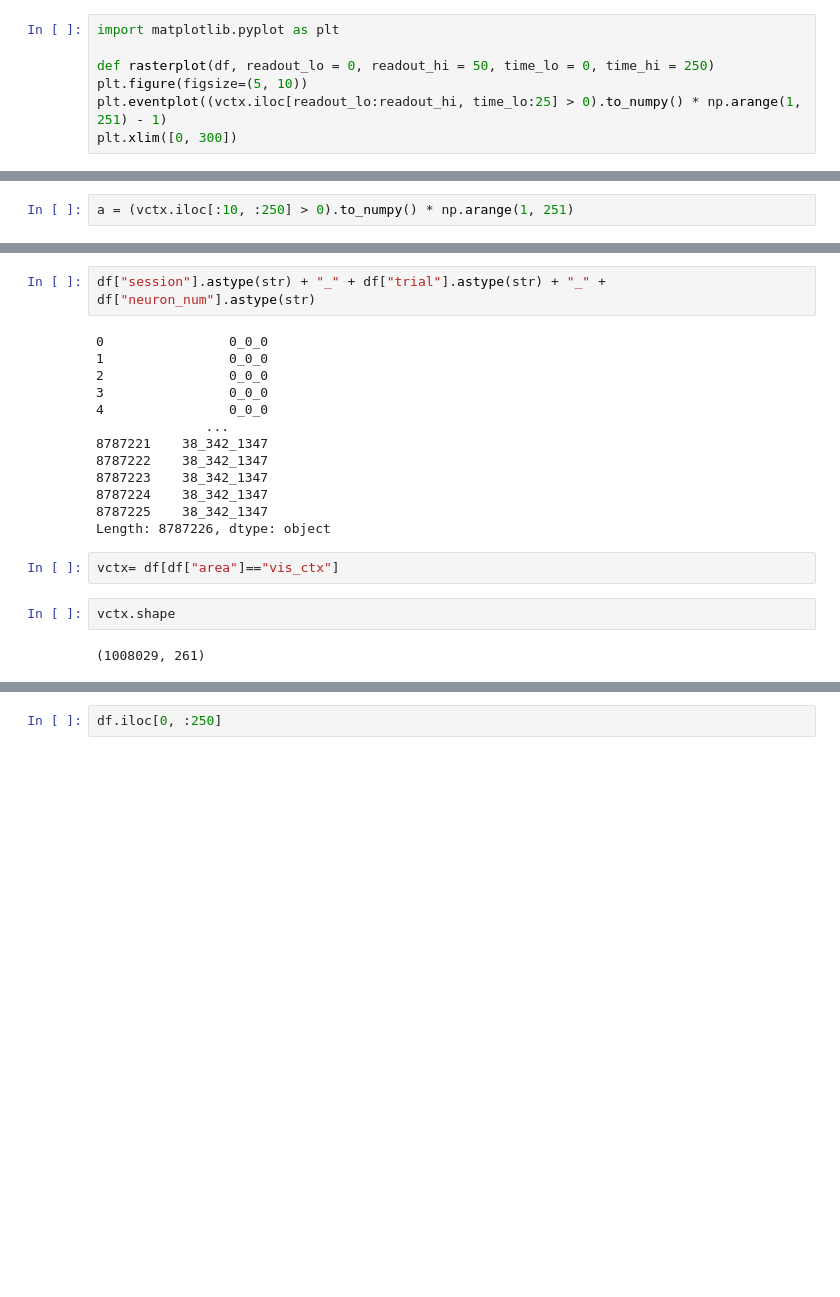
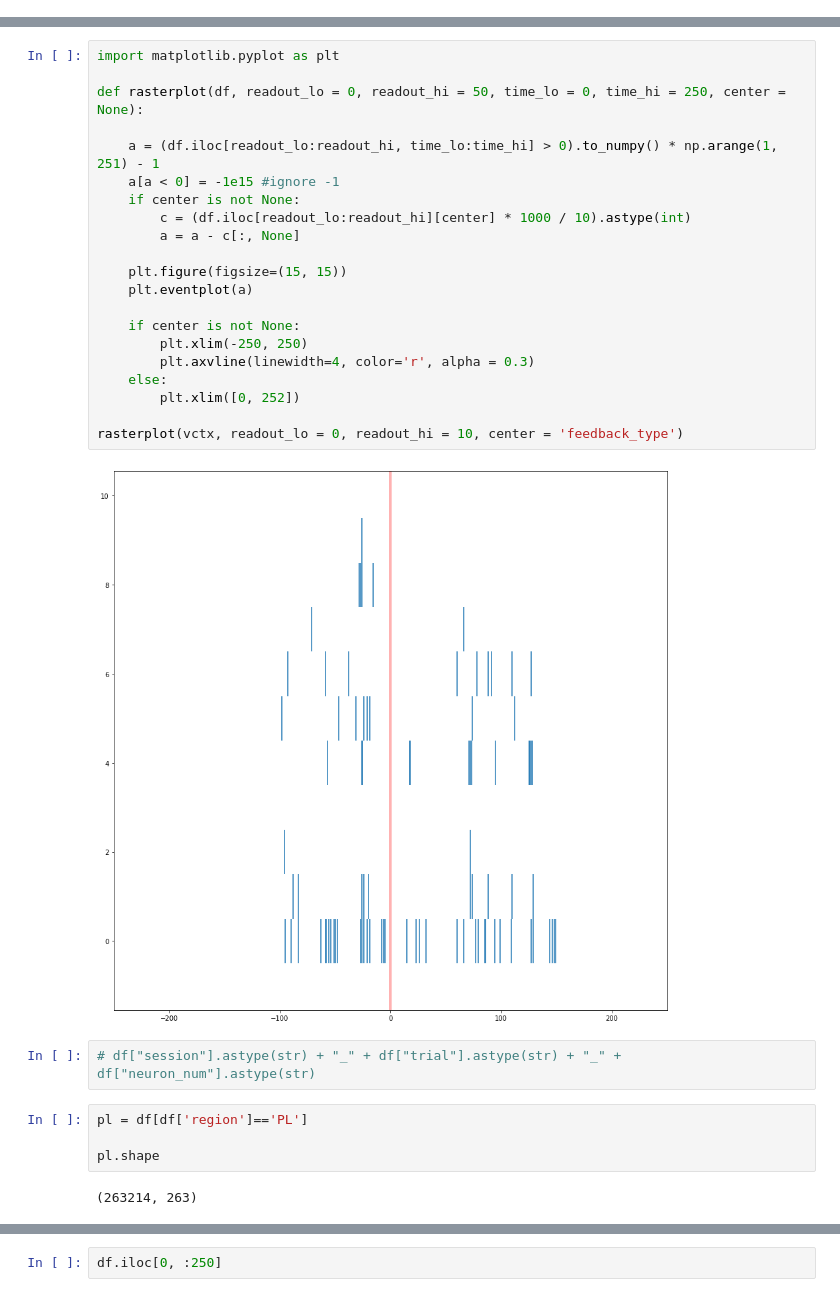
Before and after one commit to jordanlei/neuromatch-project, a Jupyter notebook: AMBERS_spikes.ipynb, the cells around one changed output, grey strips where cells are left out. Drawn from its saved outputs; the diff is of its cells as text; blank space fills up the shorter version.

```diff
--- a/AMBERS_spikes.ipynb
+++ b/AMBERS_spikes.ipynb
@@ -29,7 +119,0 @@ vctx = df[df["area"] == "vis_ctx"]
-# %%
-import matplotlib.pyplot as plt
-
-def rasterplot(df, readout_lo = 0, readout_hi = 50, time_lo = 0, time_hi = 250)
-plt.figure(figsize=(5, 10))
-plt.eventplot((vctx.iloc[readout_lo:readout_hi, time_lo:25] > 0).to_numpy() * np.arange(1, 251) - 1)
-plt.xlim([0, 300])
@@ -39,2 +119,0 @@ plt.xlim([0, 300])
-# %%
-a = (vctx.iloc[:10, :250] > 0).to_numpy() * np.arange(1, 251)
@@ -54,21 +120,31 @@ array([[ -1,  -1,  -1, ...,  -1, 248, 249],
+# %%
+import matplotlib.pyplot as plt
+
+def rasterplot(df, readout_lo = 0, readout_hi = 50, time_lo = 0, time_hi = 250, center = None):
+
+    a = (df.iloc[readout_lo:readout_hi, time_lo:time_hi] > 0).to_numpy() * np.arange(1, 251) - 1
+    a[a < 0] = -1e15 #ignore -1
+    if center is not None:
+        c = (df.iloc[readout_lo:readout_hi][center] * 1000 / 10).astype(int)
+        a = a - c[:, None]
+
+    plt.figure(figsize=(15, 15))
+    plt.eventplot(a)
+
+    if center is not None:
+        plt.xlim(-250, 250)
+        plt.axvline(linewidth=4, color='r', alpha = 0.3)
+    else:
+        plt.xlim([0, 252])
+
+rasterplot(vctx, readout_lo = 0, readout_hi = 10, center = 'feedback_type')
+# %% [output]
+[figure, added]
 # %%
-df["session"].astype(str) + "_" + df["trial"].astype(str) + "_" + df["neuron_num"].astype(str)
+# df["session"].astype(str) + "_" + df["trial"].astype(str) + "_" + df["neuron_num"].astype(str)
-# %% [output]
-0                0_0_0
-1                0_0_0
-2                0_0_0
-3                0_0_0
-4                0_0_0
-              ...
-8787221    38_342_1347
-8787222    38_342_1347
-8787223    38_342_1347
-8787224    38_342_1347
-8787225    38_342_1347
-Length: 8787226, dtype: object
-# %%
-vctx= df[df["area"]=="vis_ctx"]
-# %%
-vctx.shape
-# %% [output]
-(1008029, 261)
+# %%
+pl = df[df['region']=='PL']
+
+pl.shape
+# %% [output]
+(263214, 263)
```
Also changed, not shown: parts of 31 cells of this notebook.
